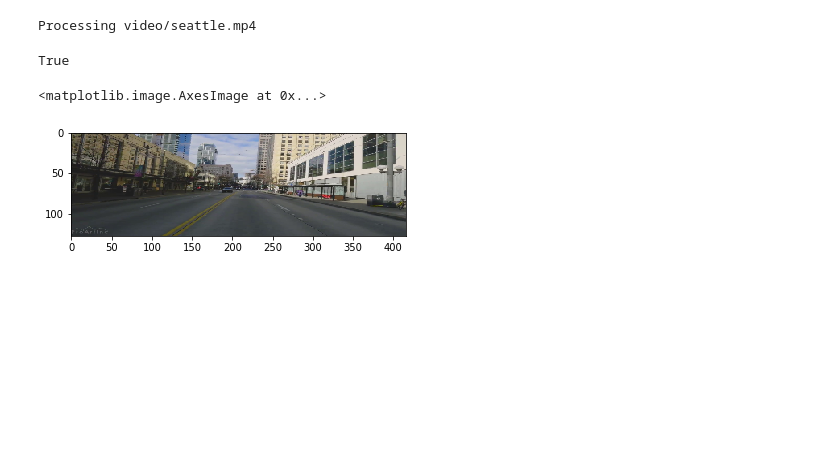
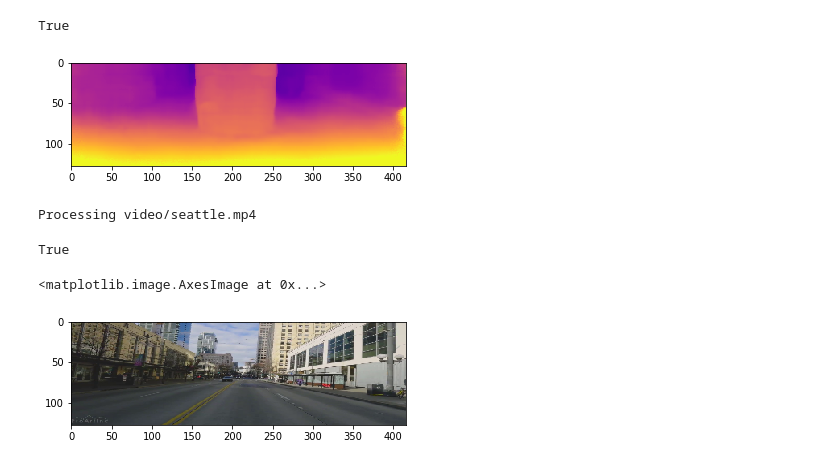
Before and after one commit to yanfengliu/CSCE990, a Jupyter notebook: main.ipynb, the cells around one changed output. Drawn from its saved outputs; the diff is of its cells as text; code cells hidden in the pictures; blank space fills up the shorter version.

Commit message:
real and sim video

```diff
--- a/main.ipynb
+++ b/main.ipynb
@@ -4,0 +26,14 @@ import matplotlib.pyplot as plt
+# %%
+root_dir ='C:/Users/yliu60/Documents/GitHub/CSCE990/output'
+out = cv2.VideoWriter('test.avi',cv2.VideoWriter_fourcc(*'DIVX'), 30, (416, 128))
+count = 0
+filelist = os.listdir(os.path.join(root_dir, 'color'))
+filelist.sort(key=lambda f: int(f.split('.')[0]))
+# %%
+color = cv2.imread(os.path.join(root_dir, 'depth', filelist[0]))
+color = cv2.cvtColor(color, cv2.COLOR_BGR2RGB)
+plt.imshow(color)
+cv2.imwrite('test.png', color)
+# %% [output]
+True
+[figure, added]
```
Also changed, not shown: parts of 3 cells of this notebook, 5 other files.
